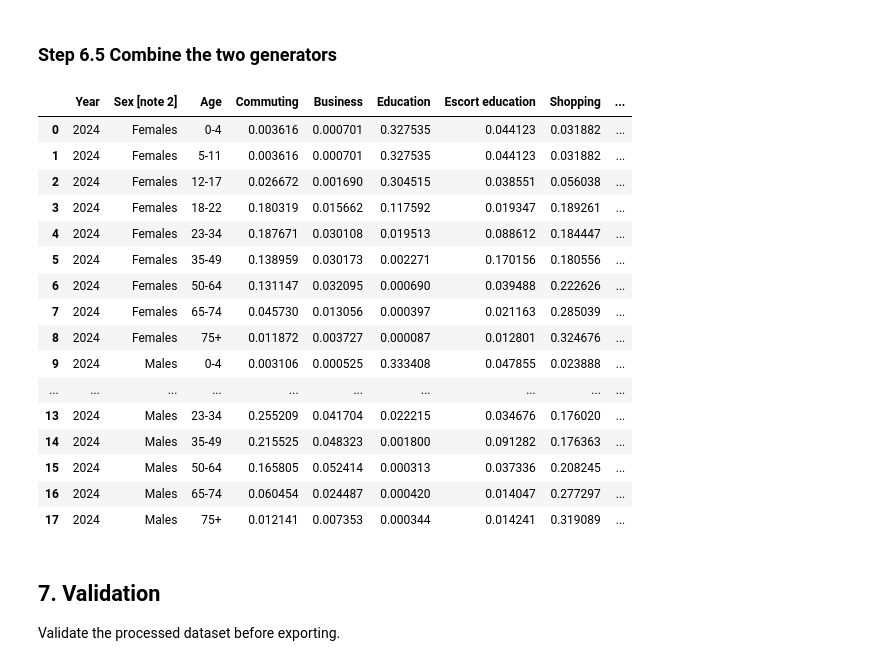
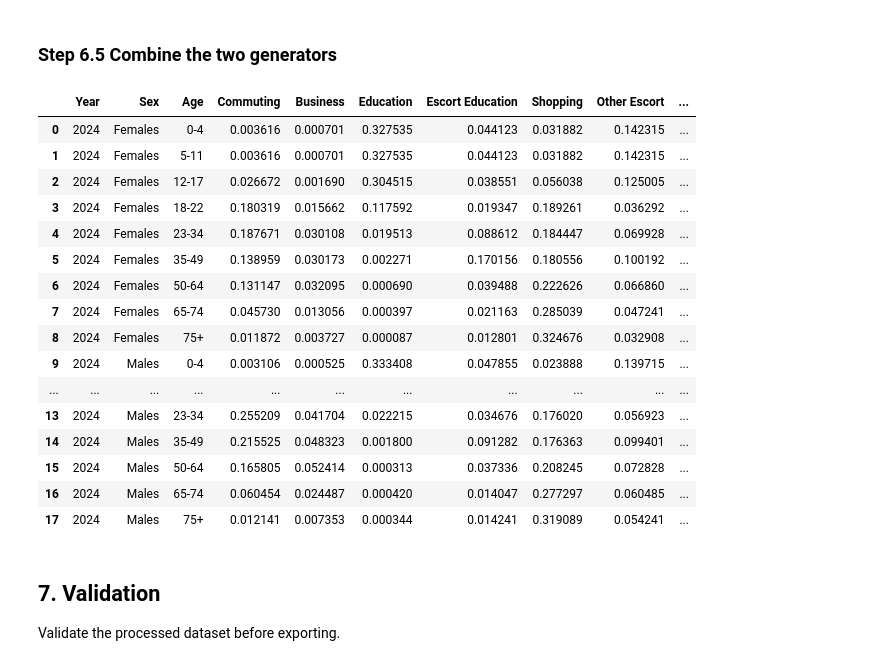
Before and after one commit to yuxinjiang1205/mobility-modelling-framework, a Jupyter notebook: notebooks/behaviour/nts0611_dataset.ipynb, the cells around one changed output. Drawn from its saved outputs; the diff is of its cells as text; code cells hidden in the pictures.

Commit message:
Rename nts column: {Sex [note 2]} to {Sex}

```diff
--- a/notebooks/behaviour/nts0611_dataset.ipynb
+++ b/notebooks/behaviour/nts0611_dataset.ipynb
@@ -183,4 +183,21 @@ nts0611a_selected_columns = [
     "Just walk [note 1]"]
 
 df_processed = df_processed[nts0611a_selected_columns]
+
+df_processed.rename(
+    columns={
+        "Sex [note 2]": "Sex",
+        "Escort education": "Escort Education",
+        "Other escort": "Other Escort",
+        "Personal business": "Personal Business",
+        "Visiting friends at private home": "Visiting Friends at Private Home",
+        "Visiting friends elsewhere": "Visiting Friends Elsewhere",
+        "Entertainment or public activity": "Entertainment or Public Activity",
+        "Sport: participate": "Sport: Participate",
+        "Holiday: base": "Holiday: Base",
+        "Day trip": "Day Trip",
+        "Just walk [note 1]": "Just Walk"
+    },
+    inplace=True
+)
 # %%
@@ -203,4 +205,5 @@ trip_purpose_columns = [
 # %%
-df_processed["Total Trips"] = (
-    df_processed[trip_purpose_columns].sum(axis=1))
+trip_purpose_columns = UNIFIED_TRIP_PURPOSE
+
+df_processed["Total Trips"] = df_processed[trip_purpose_columns].sum(axis=1)
 # %%
@@ -354,7 +357,7 @@ def harmonise_one_age_group(trip_purpose_probability, framework_age, sex, trip_p
     for overlap, weight in zip(age_overlap, overlap_weights):
 
         nts_row = trip_purpose_probability[
-            (trip_purpose_probability["Sex [note 2]"] == sex)
+            (trip_purpose_probability["Sex"] == sex)
             &
             (trip_purpose_probability["Age"] == overlap["nts"])
         ].iloc[0]
@@ -365,7 +368,7 @@ def harmonise_one_age_group(trip_purpose_probability, framework_age, sex, trip_p
 
     harmonised_row = {
         "Year": 2024,
-        "Sex [note 2]": sex,
+        "Sex": sex,
         "Age": framework_age
     }
 
@@ -399,51 +402,51 @@ sex_groups = [
 harmonised_rows = []
 
 for sex in sex_groups:
 
     for framework_age in framework_age_groups:
 
         harmonised_rows.append(
 
             harmonise_one_age_group(
                 trip_purpose_probability,
                 framework_age,
                 sex,
                 trip_purpose_columns
             )
 
         )
 
 harmonised_trip_purpose_probability = pd.DataFrame(
     harmonised_rows
 )
 
 harmonised_trip_purpose_probability = (
     harmonised_trip_purpose_probability[
-        ["Year", "Sex [note 2]", "Age"]
+        ["Year", "Sex", "Age"]
         + trip_purpose_columns
     ]
 )
 
 
 display(harmonised_trip_purpose_probability)
 # %% [output]
-|  | Year | Sex [note 2] | Age | Commuting | Business | Education | Escort education | Shopping | ... |
-| 0 | 2024 | Females | 0-4 | 0.003616 | 0.000701 | 0.327535 | 0.044123 | 0.031882 | ... |
-| 1 | 2024 | Females | 5-11 | 0.003616 | 0.000701 | 0.327535 | 0.044123 | 0.031882 | ... |
-| 2 | 2024 | Females | 12-17 | 0.026672 | 0.001690 | 0.304515 | 0.038551 | 0.056038 | ... |
-| 3 | 2024 | Females | 18-22 | 0.180319 | 0.015662 | 0.117592 | 0.019347 | 0.189261 | ... |
-| 4 | 2024 | Females | 23-34 | 0.187671 | 0.030108 | 0.019513 | 0.088612 | 0.184447 | ... |
-| 5 | 2024 | Females | 35-49 | 0.138959 | 0.030173 | 0.002271 | 0.170156 | 0.180556 | ... |
-| 6 | 2024 | Females | 50-64 | 0.131147 | 0.032095 | 0.000690 | 0.039488 | 0.222626 | ... |
-| 7 | 2024 | Females | 65-74 | 0.045730 | 0.013056 | 0.000397 | 0.021163 | 0.285039 | ... |
-| 8 | 2024 | Females | 75+ | 0.011872 | 0.003727 | 0.000087 | 0.012801 | 0.324676 | ... |
-| 9 | 2024 | Males | 0-4 | 0.003106 | 0.000525 | 0.333408 | 0.047855 | 0.023888 | ... |
-| ... | ... | ... | ... | ... | ... | ... | ... | ... | ... |
-| 13 | 2024 | Males | 23-34 | 0.255209 | 0.041704 | 0.022215 | 0.034676 | 0.176020 | ... |
-| 14 | 2024 | Males | 35-49 | 0.215525 | 0.048323 | 0.001800 | 0.091282 | 0.176363 | ... |
-| 15 | 2024 | Males | 50-64 | 0.165805 | 0.052414 | 0.000313 | 0.037336 | 0.208245 | ... |
-| 16 | 2024 | Males | 65-74 | 0.060454 | 0.024487 | 0.000420 | 0.014047 | 0.277297 | ... |
-| 17 | 2024 | Males | 75+ | 0.012141 | 0.007353 | 0.000344 | 0.014241 | 0.319089 | ... |
+|  | Year | Sex | Age | Commuting | Business | Education | Escort Education | Shopping | Other Escort | ... |
+| 0 | 2024 | Females | 0-4 | 0.003616 | 0.000701 | 0.327535 | 0.044123 | 0.031882 | 0.142315 | ... |
+| 1 | 2024 | Females | 5-11 | 0.003616 | 0.000701 | 0.327535 | 0.044123 | 0.031882 | 0.142315 | ... |
+| 2 | 2024 | Females | 12-17 | 0.026672 | 0.001690 | 0.304515 | 0.038551 | 0.056038 | 0.125005 | ... |
+| 3 | 2024 | Females | 18-22 | 0.180319 | 0.015662 | 0.117592 | 0.019347 | 0.189261 | 0.036292 | ... |
+| 4 | 2024 | Females | 23-34 | 0.187671 | 0.030108 | 0.019513 | 0.088612 | 0.184447 | 0.069928 | ... |
+| 5 | 2024 | Females | 35-49 | 0.138959 | 0.030173 | 0.002271 | 0.170156 | 0.180556 | 0.100192 | ... |
+| 6 | 2024 | Females | 50-64 | 0.131147 | 0.032095 | 0.000690 | 0.039488 | 0.222626 | 0.066860 | ... |
+| 7 | 2024 | Females | 65-74 | 0.045730 | 0.013056 | 0.000397 | 0.021163 | 0.285039 | 0.047241 | ... |
+| 8 | 2024 | Females | 75+ | 0.011872 | 0.003727 | 0.000087 | 0.012801 | 0.324676 | 0.032908 | ... |
+| 9 | 2024 | Males | 0-4 | 0.003106 | 0.000525 | 0.333408 | 0.047855 | 0.023888 | 0.139715 | ... |
+| ... | ... | ... | ... | ... | ... | ... | ... | ... | ... | ... |
+| 13 | 2024 | Males | 23-34 | 0.255209 | 0.041704 | 0.022215 | 0.034676 | 0.176020 | 0.056923 | ... |
+| 14 | 2024 | Males | 35-49 | 0.215525 | 0.048323 | 0.001800 | 0.091282 | 0.176363 | 0.099401 | ... |
+| 15 | 2024 | Males | 50-64 | 0.165805 | 0.052414 | 0.000313 | 0.037336 | 0.208245 | 0.072828 | ... |
+| 16 | 2024 | Males | 65-74 | 0.060454 | 0.024487 | 0.000420 | 0.014047 | 0.277297 | 0.060485 | ... |
+| 17 | 2024 | Males | 75+ | 0.012141 | 0.007353 | 0.000344 | 0.014241 | 0.319089 | 0.054241 | ... |
 # %% [markdown]
 ## 7. Validation
 
```
Also changed, not shown: parts of 3 cells of this notebook, 7 other files.
